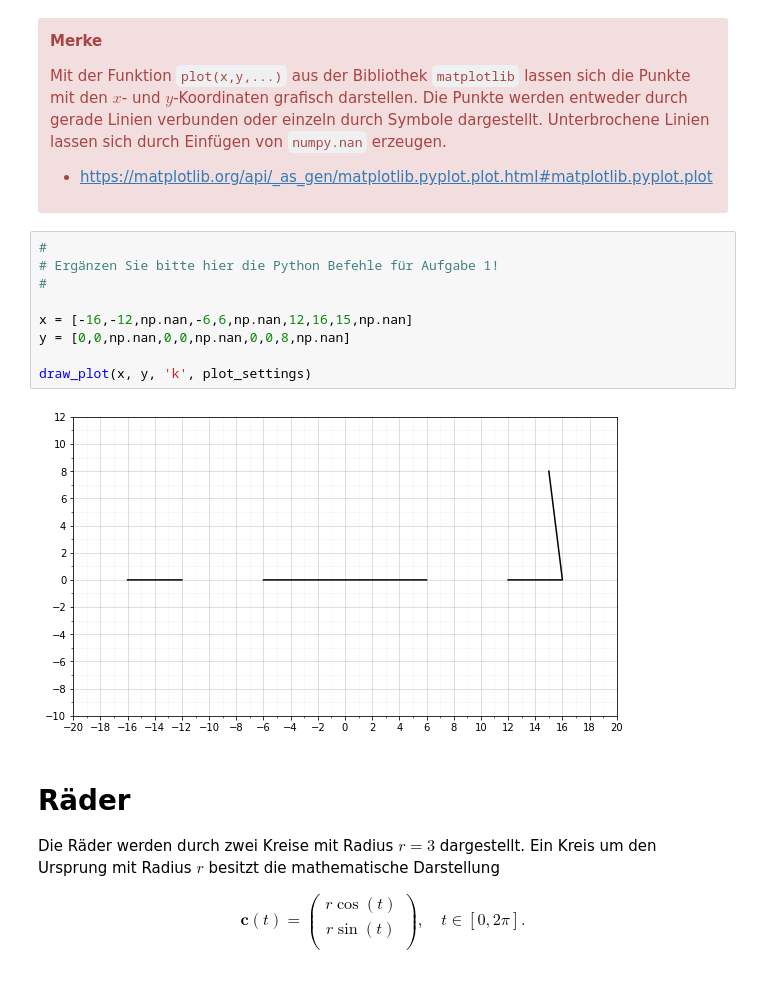
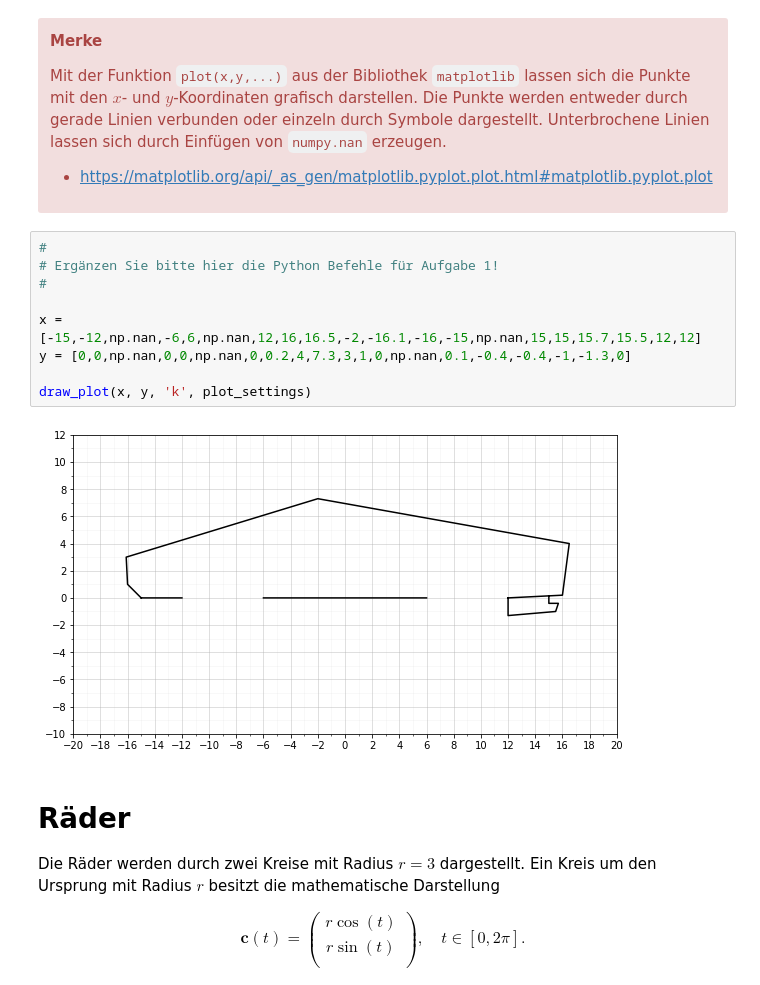
Before and after one commit to Wroyk-UniProjects/Mathe2Labor, a Jupyter notebook: car.ipynb, the cells around one changed output. Drawn from its saved outputs; the diff is of its cells as text.

```diff
--- a/car.ipynb
+++ b/car.ipynb
@@ -157,14 +157,14 @@ Unterbrochene Linien lassen sich durch Einfügen von `numpy.nan` erzeugen.
 # %%
 #
 # Ergänzen Sie bitte hier die Python Befehle für Aufgabe 1!
 #
 
-x = [-16,-12,np.nan,-6,6,np.nan,12,16,15,np.nan]
-y = [0,0,np.nan,0,0,np.nan,0,0,8,np.nan]
+x = [-15,-12,np.nan,-6,6,np.nan,12,16,16.5,-2,-16.1,-16,-15,np.nan,15,15,15.7,15.5,12,12]
+y = [0,0,np.nan,0,0,np.nan,0,0.2,4,7.3,3,1,0,np.nan,0.1,-0.4,-0.4,-1,-1.3,0]
 
 draw_plot(x, y, 'k', plot_settings)
 # %% [output]
-[figure, old version]
+[figure, new version]
 # %% [markdown]
 # Räder
 Die Räder werden durch zwei Kreise mit Radius $r=3$ dargestellt.
```
Also changed, not shown: parts of 1 cell of this notebook.
